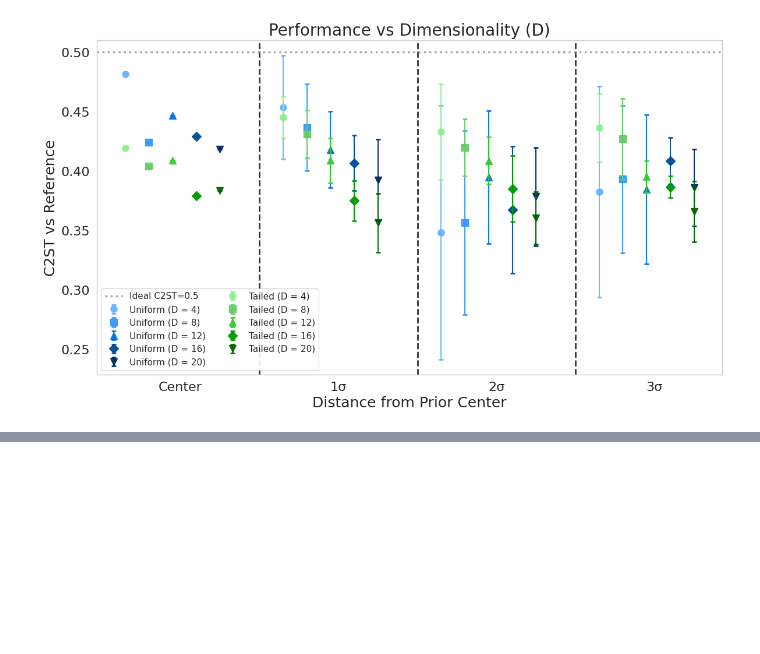
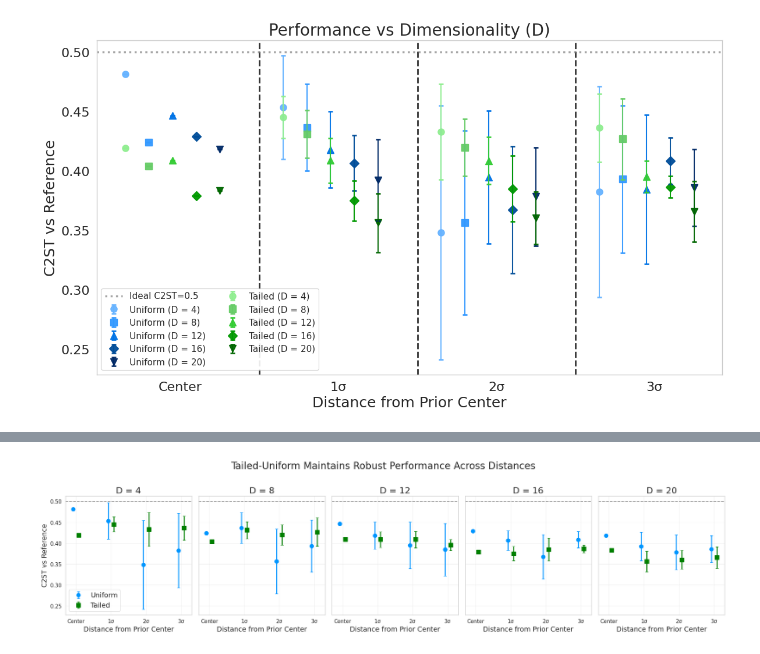
Before and after one commit to chaipattira/tailed-uniform-sbi, a Jupyter notebook: notebooks/inference-dimensions.ipynb, the cells around one changed output, grey strips where cells are left out. Drawn from its saved outputs; the diff is of its cells as text; code cells hidden in the pictures; blank space fills up the shorter version.

```diff
--- a/notebooks/inference-dimensions.ipynb
+++ b/notebooks/inference-dimensions.ipynb
@@ -482,0 +572,86 @@ plt.show()
+# %%
+def plot_spatial_robustness_all_dimensions(all_results, dimensions):
+    """Create 5 subplots showing spatial robustness for each dimension"""
+
+    fig, axes = plt.subplots(1, 5, figsize=(20, 5), sharey=True)
+
+    distance_bins = ['center', '1sigma', '2sigma', '3sigma']
+    bin_labels = ['Center', '1σ', '2σ', '3σ']
+    x_positions = np.arange(len(distance_bins))
+
+    # Offset for positioning Uniform and Tailed points
+    offset = 0.08
+
+    for idx, dim in enumerate(dimensions):
+        ax = axes[idx]
+
+        # Extract mean and std for each method at each distance bin
+        uniform_means = []
+        uniform_stds = []
+        tailed_means = []
+        tailed_stds = []
+
+        for bin_name in distance_bins:
+            # Uniform model
+            uniform_model_name = f'Uniform-D={dim}'
+            if uniform_model_name in all_results[dim] and bin_name in all_results[dim][uniform_model_name]:
+                uniform_vals = np.array(all_results[dim][uniform_model_name][bin_name])
+                if len(uniform_vals) > 0:
+                    uniform_means.append(np.mean(uniform_vals))
+                    uniform_stds.append(np.std(uniform_vals))
+                else:
+                    uniform_means.append(np.nan)
+                    uniform_stds.append(np.nan)
+            else:
+                uniform_means.append(np.nan)
+                uniform_stds.append(np.nan)
+
+            # Tailed model
+            tailed_model_name = f'Tailed-D={dim}'
+            if tailed_model_name in all_results[dim] and bin_name in all_results[dim][tailed_model_name]:
+                tailed_vals = np.array(all_results[dim][tailed_model_name][bin_name])
+                if len(tailed_vals) > 0:
+                    tailed_means.append(np.mean(tailed_vals))
+                    tailed_stds.append(np.std(tailed_vals))
+                else:
+                    tailed_means.append(np.nan)
+                    tailed_stds.append(np.nan)
+            else:
+                tailed_means.append(np.nan)
+                tailed_stds.append(np.nan)
+
+        # Plot with error bars (no connecting lines)
+        ax.errorbar(x_positions - offset, uniform_means, yerr=uniform_stds,
+                   fmt='o', label='Uniform', color='#0096FF',
+                   capsize=3, linewidth=0, markersize=8, elinewidth=2)
+        ax.errorbar(x_positions + offset, tailed_means, yerr=tailed_stds,
+                   fmt='s', label='Tailed', color='green',
+                   capsize=3, linewidth=0, markersize=8, elinewidth=2)
+
+        # Ideal line
+        ax.axhline(0.5, color='gray', linestyle='--', linewidth=1.5, alpha=0.7)
+
+        # Styling
+        ax.set_xlabel('Distance from Prior Center', fontsize=14)
+        if idx == 0:
+            ax.set_ylabel('C2ST vs Reference', fontsize=14)
+            ax.legend(fontsize=14)
+        ax.set_title(f'D = {dim}', fontsize=18)
+        ax.grid(True, alpha=0.3)
+        ax.set_xticks(x_positions)
+        ax.set_xticklabels(bin_labels)
+        ax.set_xlim([-0.3, len(x_positions) - 0.7])
+    plt.suptitle('Tailed-Uniform Maintains Robust Performance Across Distances',
+                fontsize=20, y=1.02)
+    plt.tight_layout()
+
+    # Save
+    os.makedirs('experiment-figures', exist_ok=True)
+    plt.savefig('experiment-figures/spatial-robustness-all-dims.png',
+                dpi=300, bbox_inches='tight')
+    print("Saved: experiment-figures/spatial-robustness-all-dims.png")
+    plt.show()
+
+# Generate plot
+plot_spatial_robustness_all_dimensions(all_c2st_results, dimensions)
+# %% [output]
@@ -482,0 +659 @@ plt.show()
+[figure, added]
```
Also changed, not shown: parts of 2 cells of this notebook.
